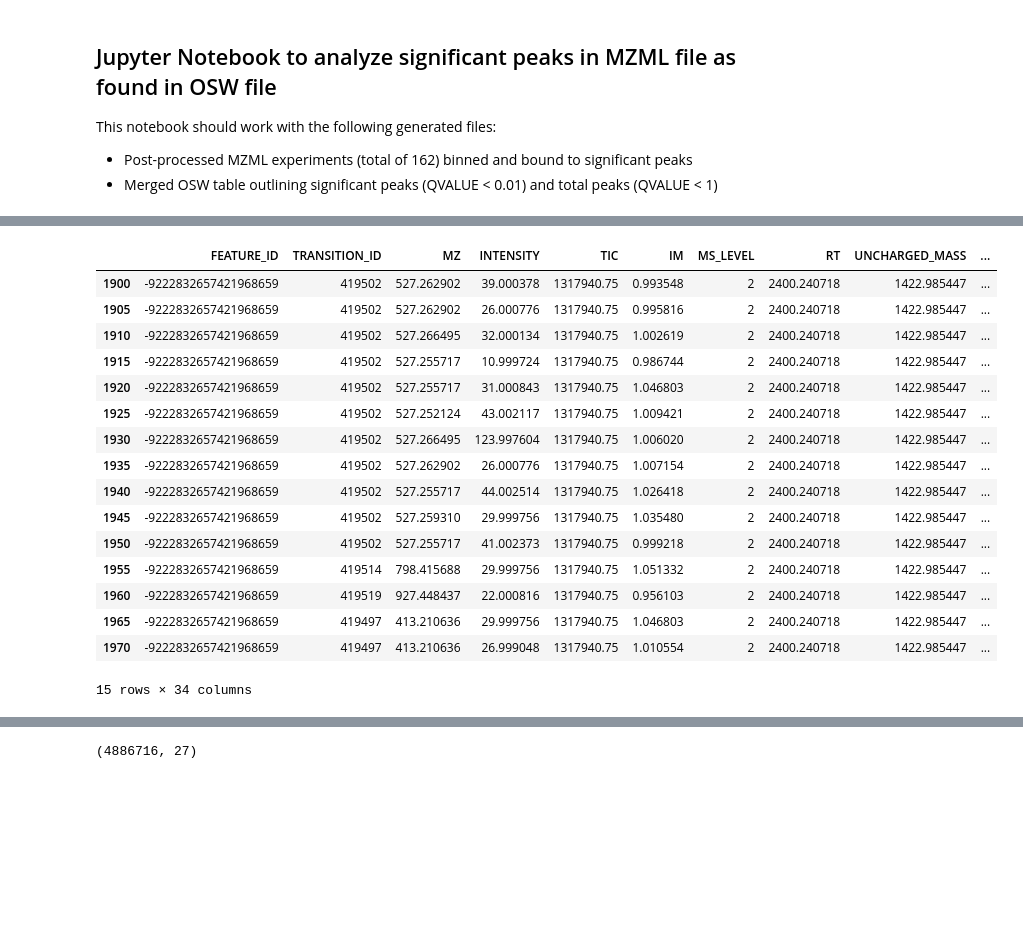
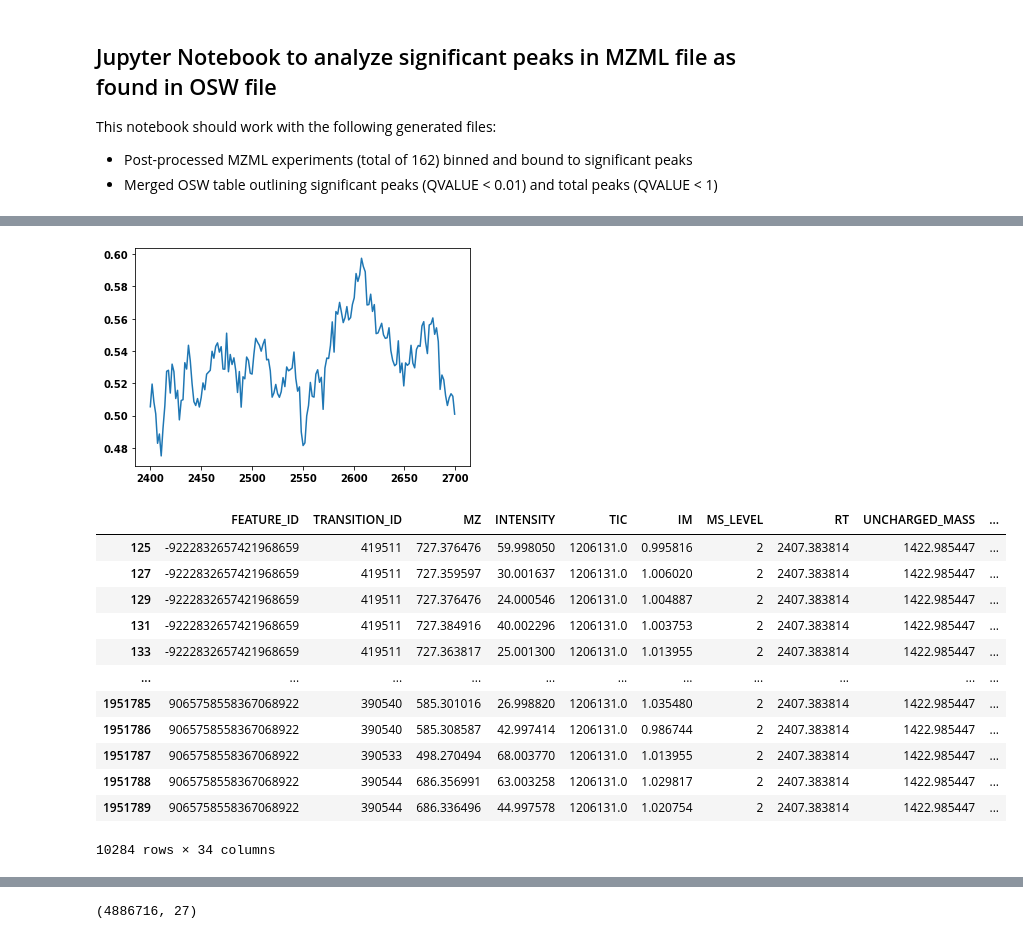
Before and after one commit to irahorecka/roest-ms, a Jupyter notebook: sig-peak-dia.ipynb, the cells around one changed output, grey strips where cells are left out. Drawn from its saved outputs; the diff is of its cells as text; code cells hidden in the pictures; blank space fills up the shorter version.

```diff
--- a/sig-peak-dia.ipynb
+++ b/sig-peak-dia.ipynb
@@ -32,7 +33,7 @@ mzml_1_162_sig_qvalue = TSV_DIR / "merged_20220127_frame=22786_scan=452_qvalue_0
 # %%
 # Load significant MZML 1/162 dataframe
-mzml_1_162_df = pd.read_csv(mzml_1_162_sig_qvalue, sep="\t", chunksize=1_000_000)
-mzml_1_162_df = next(mzml_1_162_df)
+mzml_1_162_df = pd.read_csv(mzml_1_162_sig_qvalue, sep="\t")
+# mzml_1_162_df = next(mzml_1_162_df)  ## only for chunking
 # %%
 # Load chunk of significant OSW filepath (1,000,000 rows)
 # sig_qvalue_osw_df = next(pd.read_csv(sig_qvalue_osw, sep='\t', chunksize=1_000_000))
@@ -47,3 +48,7 @@ merged_df = mzml_1_162_df.merge(sig_qvalue_osw_df, on="TRANSITION_ID")
+# %%
+im_range = 0.05
+merged_df["EXP_IM_LEFT"] = merged_df["EXP_IM"] - im_range
+merged_df["EXP_IM_RIGHT"] = merged_df["EXP_IM"] + im_range
 # %%
 # sig_qvalue_osw_df.head(10)[['FEATURE_ID', 'TRANSITION_ID']]
 mzml_1_162_df.head(10)[["FEATURE_ID", "TRANSITION_ID"]]
@@ -61 +66,4 @@ mzml_1_162_df.head(10)[["FEATURE_ID", "TRANSITION_ID"]]
 | 9 | -9223191966956721060 | 753918 |
+# %%
+rt = mzml_1_162_df["RT"][0]
+rt
@@ -61,0 +203,25 @@ mzml_1_162_df.head(10)[["FEATURE_ID", "TRANSITION_ID"]]
+# %%
+# FETCH SIGNIFICANT PEAKS VIA FUNC
+# THERE IS DISCREPANCY BETWEEN WHAT IS REPORTED AS SIG FROM MERGE FUNC AND ALG FUNC - KEEP ALG FUNC
+import os
+
+sig_qvalue_osw = TSV_DIR / "20220127_run_1330_0_sig_qval_null_feature_ftrans_trans_score_ms2.tsv"
+# sig_qvalue_osw_df = pd.read_csv(sig_qvalue_osw, sep="\t").drop(columns=["FEATURE_ID"])
+mzml_perc_list = []
+im_range = 0.05
+
+for filepath in os.listdir(MZML_MAPPED_TSV_DIR):
+    if filepath.endswith(".tsv"):
+        filepath = MZML_MAPPED_TSV_DIR / filepath
+        mz_df = pd.read_csv(filepath, sep="\t")
+
+        merged_df = mz_df.merge(sig_qvalue_osw_df, on="TRANSITION_ID")
+        merged_df["EXP_IM_LEFT"] = merged_df["EXP_IM"] - im_range
+        merged_df["EXP_IM_RIGHT"] = merged_df["EXP_IM"] + im_range
+
+        mz_perc, mz_rt_perc, mz_rt_im_perc, exp_id = get_perc_peaks_found_in_mzml(
+            mz_df, filepath, merged_df, exps
+        )
+        print(mz_perc, mz_rt_perc, mz_rt_im_perc, exp_id)
+
+        mzml_perc_list.append(tuple([mz_perc, mz_rt_perc, mz_rt_im_perc, exp_id]))
@@ -61,0 +280,8 @@ mzml_1_162_df.head(10)[["FEATURE_ID", "TRANSITION_ID"]]
+# %%
+x = []
+for i in range(len(summary)):
+    x.append(summary[i][0] - summary[i][1])
+plt.plot(exp_rt, x)
+plt.show()
+# %% [output]
+[figure, added]
@@ -62,24 +311,18 @@ mzml_1_162_df.head(10)[["FEATURE_ID", "TRANSITION_ID"]]
 # %%
 # Select features within window
-window_rt_df = merged_df[
-    (merged_df["LEFT_WIDTH"] <= 2400.240718) & (merged_df["RIGHT_WIDTH"] >= 2400.240718)
-]
-window_rt_df.head(15)
+window_rt_df = merged_df[(merged_df["LEFT_WIDTH"] <= rt) & (merged_df["RIGHT_WIDTH"] >= rt)]
+window_rt_df
 # %% [output]
 |  | FEATURE_ID | TRANSITION_ID | MZ | INTENSITY | TIC | IM | MS_LEVEL | RT | UNCHARGED_MASS | ... |
-| 1900 | -9222832657421968659 | 419502 | 527.262902 | 39.000378 | 1317940.75 | 0.993548 | 2 | 2400.240718 | 1422.985447 | ... |
-| 1905 | -9222832657421968659 | 419502 | 527.262902 | 26.000776 | 1317940.75 | 0.995816 | 2 | 2400.240718 | 1422.985447 | ... |
-| 1910 | -9222832657421968659 | 419502 | 527.266495 | 32.000134 | 1317940.75 | 1.002619 | 2 | 2400.240718 | 1422.985447 | ... |
-| 1915 | -9222832657421968659 | 419502 | 527.255717 | 10.999724 | 1317940.75 | 0.986744 | 2 | 2400.240718 | 1422.985447 | ... |
-| 1920 | -9222832657421968659 | 419502 | 527.255717 | 31.000843 | 1317940.75 | 1.046803 | 2 | 2400.240718 | 1422.985447 | ... |
-| 1925 | -9222832657421968659 | 419502 | 527.252124 | 43.002117 | 1317940.75 | 1.009421 | 2 | 2400.240718 | 1422.985447 | ... |
-| 1930 | -9222832657421968659 | 419502 | 527.266495 | 123.997604 | 1317940.75 | 1.006020 | 2 | 2400.240718 | 1422.985447 | ... |
-| 1935 | -9222832657421968659 | 419502 | 527.262902 | 26.000776 | 1317940.75 | 1.007154 | 2 | 2400.240718 | 1422.985447 | ... |
-| 1940 | -9222832657421968659 | 419502 | 527.255717 | 44.002514 | 1317940.75 | 1.026418 | 2 | 2400.240718 | 1422.985447 | ... |
-| 1945 | -9222832657421968659 | 419502 | 527.259310 | 29.999756 | 1317940.75 | 1.035480 | 2 | 2400.240718 | 1422.985447 | ... |
-| 1950 | -9222832657421968659 | 419502 | 527.255717 | 41.002373 | 1317940.75 | 0.999218 | 2 | 2400.240718 | 1422.985447 | ... |
-| 1955 | -9222832657421968659 | 419514 | 798.415688 | 29.999756 | 1317940.75 | 1.051332 | 2 | 2400.240718 | 1422.985447 | ... |
-| 1960 | -9222832657421968659 | 419519 | 927.448437 | 22.000816 | 1317940.75 | 0.956103 | 2 | 2400.240718 | 1422.985447 | ... |
-| 1965 | -9222832657421968659 | 419497 | 413.210636 | 29.999756 | 1317940.75 | 1.046803 | 2 | 2400.240718 | 1422.985447 | ... |
-| 1970 | -9222832657421968659 | 419497 | 413.210636 | 26.999048 | 1317940.75 | 1.010554 | 2 | 2400.240718 | 1422.985447 | ... |
+| 125 | -9222832657421968659 | 419511 | 727.376476 | 59.998050 | 1206131.0 | 0.995816 | 2 | 2407.383814 | 1422.985447 | ... |
+| 127 | -9222832657421968659 | 419511 | 727.359597 | 30.001637 | 1206131.0 | 1.006020 | 2 | 2407.383814 | 1422.985447 | ... |
+| 129 | -9222832657421968659 | 419511 | 727.376476 | 24.000546 | 1206131.0 | 1.004887 | 2 | 2407.383814 | 1422.985447 | ... |
+| 131 | -9222832657421968659 | 419511 | 727.384916 | 40.002296 | 1206131.0 | 1.003753 | 2 | 2407.383814 | 1422.985447 | ... |
+| 133 | -9222832657421968659 | 419511 | 727.363817 | 25.001300 | 1206131.0 | 1.013955 | 2 | 2407.383814 | 1422.985447 | ... |
+| ... | ... | ... | ... | ... | ... | ... | ... | ... | ... | ... |
+| 1951785 | 9065758558367068922 | 390540 | 585.301016 | 26.998820 | 1206131.0 | 1.035480 | 2 | 2407.383814 | 1422.985447 | ... |
+| 1951786 | 9065758558367068922 | 390540 | 585.308587 | 42.997414 | 1206131.0 | 0.986744 | 2 | 2407.383814 | 1422.985447 | ... |
+| 1951787 | 9065758558367068922 | 390533 | 498.270494 | 68.003770 | 1206131.0 | 1.013955 | 2 | 2407.383814 | 1422.985447 | ... |
+| 1951788 | 9065758558367068922 | 390544 | 686.356991 | 63.003258 | 1206131.0 | 1.029817 | 2 | 2407.383814 | 1422.985447 | ... |
+| 1951789 | 9065758558367068922 | 390544 | 686.336496 | 44.997578 | 1206131.0 | 1.020754 | 2 | 2407.383814 | 1422.985447 | ... |
-15 rows × 34 columns
+10284 rows × 34 columns
```
Also changed, not shown: parts of 17 cells of this notebook, 2 other files.
